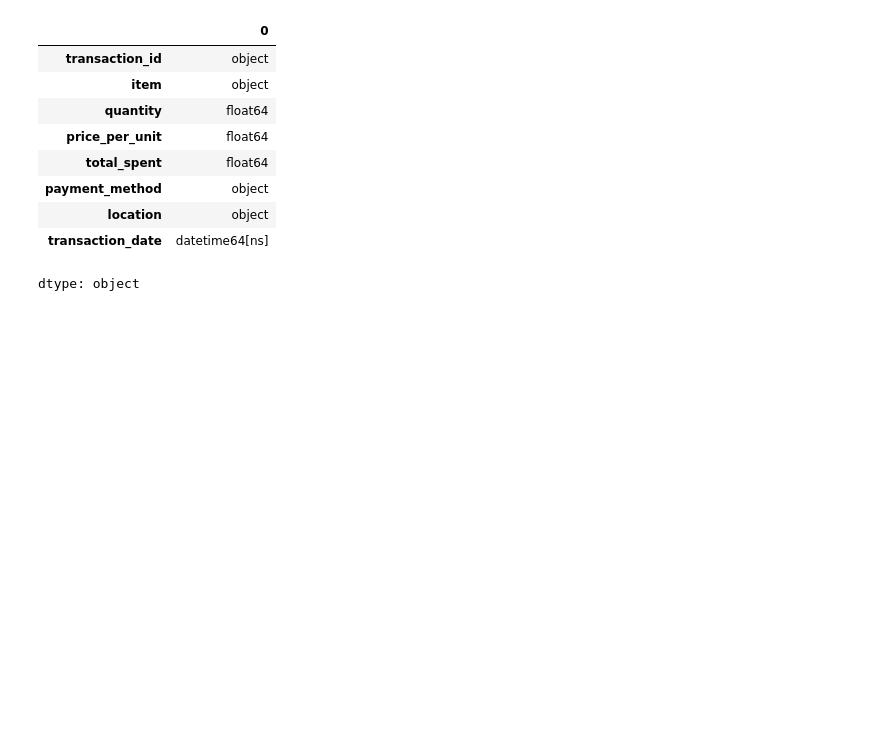
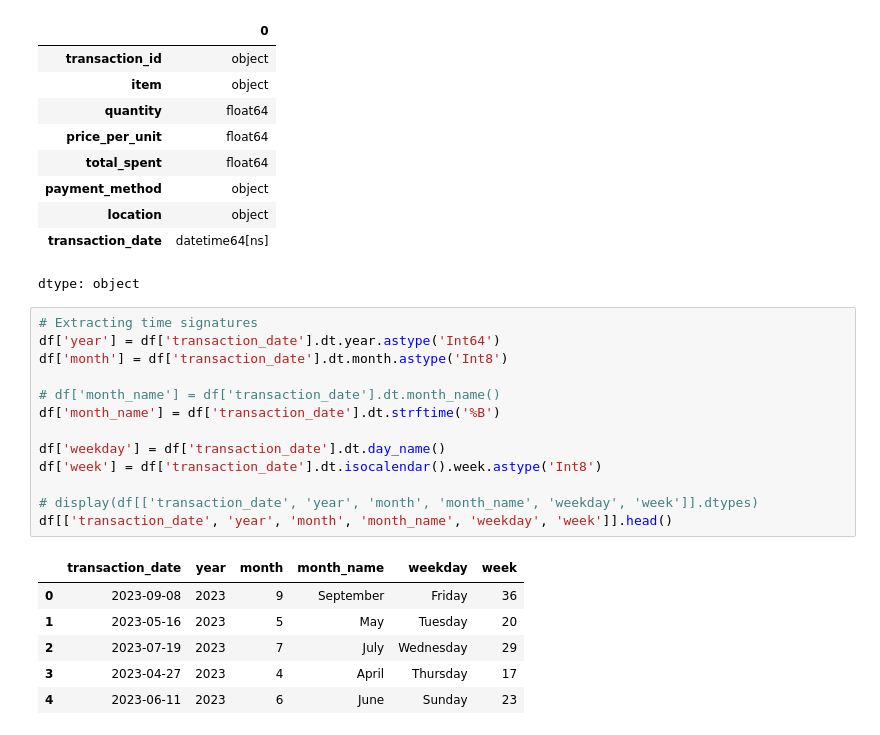
Before and after one commit to Yuliia-Safonova/Analysis_Cafe_Sales, a Jupyter notebook: EDA_Cafe_Sales.ipynb, the cells around one changed output. Cells and saved outputs as stored; diff of their text form; blank space fills up the shorter version.

```diff
--- a/EDA_Cafe_Sales.ipynb
+++ b/EDA_Cafe_Sales.ipynb
@@ -284,3 +273,23 @@ Converting columns:
 | location | object |
 | transaction_date | datetime64[ns] |
 dtype: object
+# %%
+# Extracting time signatures
+df['year'] = df['transaction_date'].dt.year.astype('Int64')
+df['month'] = df['transaction_date'].dt.month.astype('Int8')
+
+# df['month_name'] = df['transaction_date'].dt.month_name()
+df['month_name'] = df['transaction_date'].dt.strftime('%B')
+
+df['weekday'] = df['transaction_date'].dt.day_name()
+df['week'] = df['transaction_date'].dt.isocalendar().week.astype('Int8')
+
+# display(df[['transaction_date', 'year', 'month', 'month_name', 'weekday', 'week']].dtypes)
+df[['transaction_date', 'year', 'month', 'month_name', 'weekday', 'week']].head()
+# %% [output]
+|  | transaction_date | year | month | month_name | weekday | week |
+| 0 | 2023-09-08 | 2023 | 9 | September | Friday | 36 |
+| 1 | 2023-05-16 | 2023 | 5 | May | Tuesday | 20 |
+| 2 | 2023-07-19 | 2023 | 7 | July | Wednesday | 29 |
+| 3 | 2023-04-27 | 2023 | 4 | April | Thursday | 17 |
+| 4 | 2023-06-11 | 2023 | 6 | June | Sunday | 23 |
```
Also changed, not shown: parts of 12 cells of this notebook.
